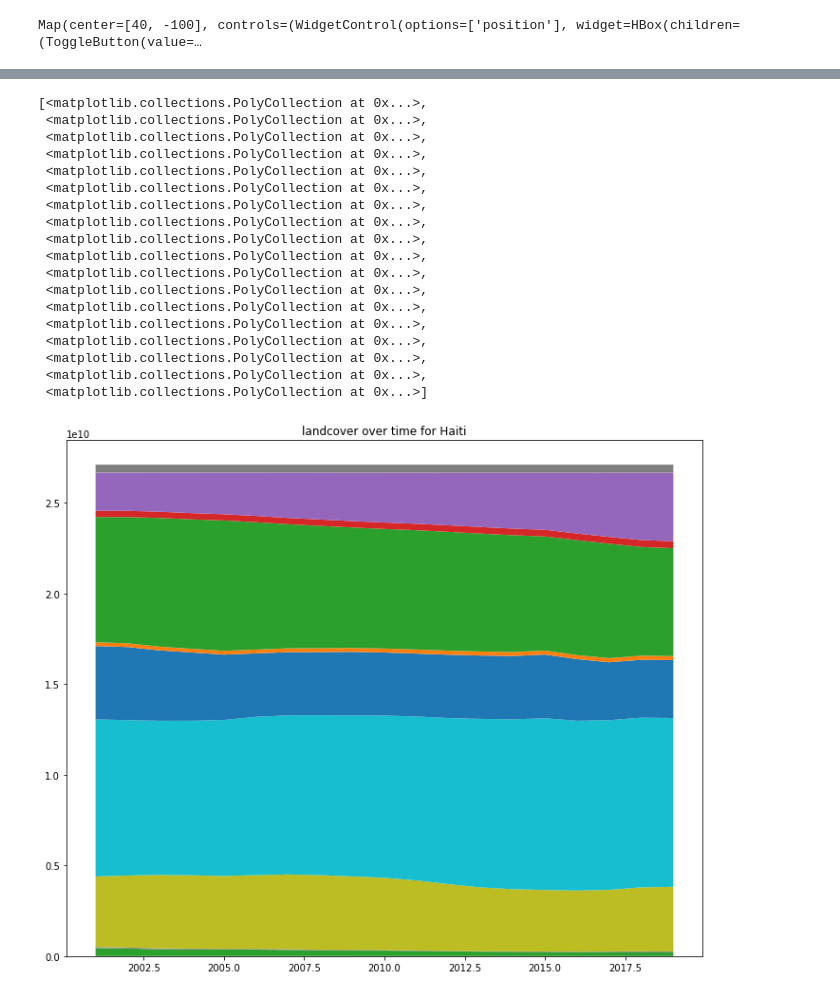
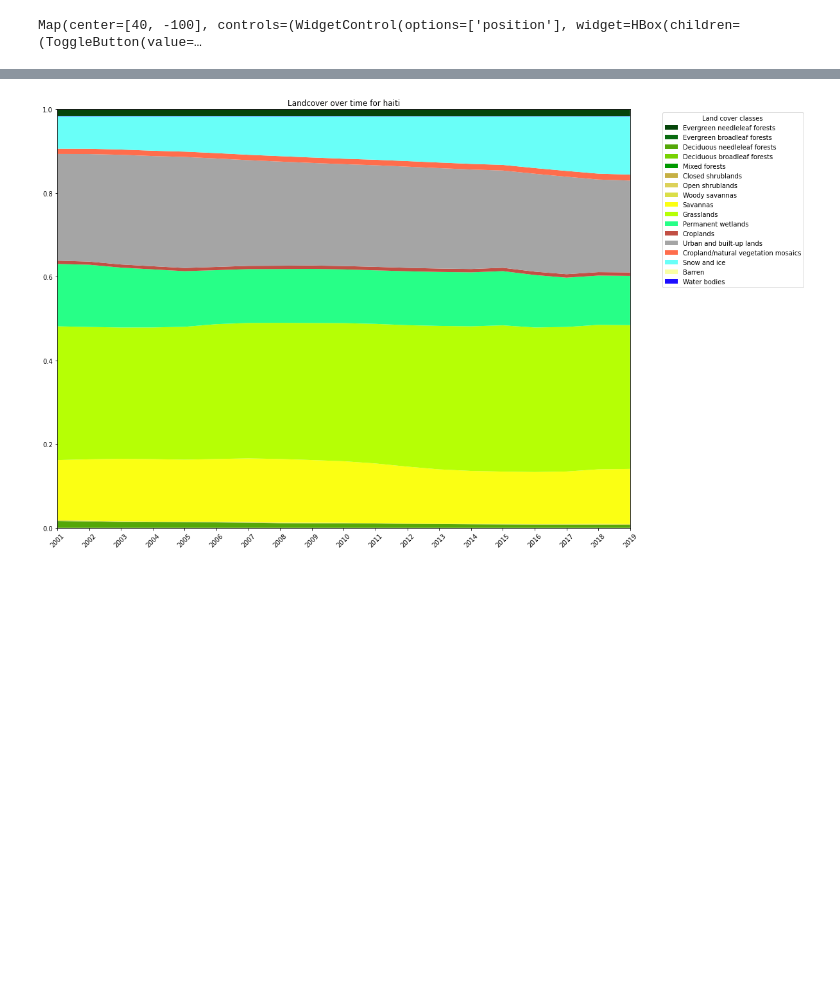
Before and after one commit to eebjwa/SENSE_GEE_TEAM3, a Jupyter notebook: MODIS lc over time stackplot.ipynb, the cells around one changed output, grey strips where cells are left out. Drawn from its saved outputs; the diff is of its cells as text; code cells hidden in the pictures; blank space fills up the shorter version.

```diff
--- a/MODIS lc over time stackplot.ipynb
+++ b/MODIS lc over time stackplot.ipynb
@@ -25,15 +25,16 @@ landcover = ee.ImageCollection('MODIS/006/MCD12Q1') \
   .select('LC_Type1')
 # %%
 #define a colour palette to view landcover data. View all on the map above
+igbpPalette =  [
+    '05450a', '086a10', '54a708', '78d203', '009900', 'c6b044', 'dcd159',
+    'dade48', 'fbff13', 'b6ff05', '27ff87', 'c24f44', 'a5a5a5', 'ff6d4c',
+    '69fff8', 'f9ffa4', '1c0dff'
+]
 
 igbpLandCoverVis = {
   'min': 1.0,
   'max': 17.0,
-  'palette': [
-    '05450a', '086a10', '54a708', '78d203', '009900', 'c6b044', 'dcd159',
-    'dade48', 'fbff13', 'b6ff05', '27ff87', 'c24f44', 'a5a5a5', 'ff6d4c',
-    '69fff8', 'f9ffa4', '1c0dff'
-  ]
+  'palette': igbpPalette
 }
 
 Map.addLayer(landcover, igbpLandCoverVis, 'landcover')
@@ -97,29 +103,28 @@ for i in range(N):
 2017_01_01
 2018_01_01
 2019_01_01
-# %%
-#make a stack plot to show lc over time
-
-plt.figure(figsize=(12,10))
-plt.title('landcover over time for Haiti')
-plt.stackplot(list(range(2001,2001+N)),np.vstack(np.array(data).T))
-# %% [output]
-[<matplotlib.collections.PolyCollection at 0x...>,
- <matplotlib.collections.PolyCollection at 0x...>,
- <matplotlib.collections.PolyCollection at 0x...>,
- <matplotlib.collections.PolyCollection at 0x...>,
- <matplotlib.collections.PolyCollection at 0x...>,
- <matplotlib.collections.PolyCollection at 0x...>,
- <matplotlib.collections.PolyCollection at 0x...>,
- <matplotlib.collections.PolyCollection at 0x...>,
- <matplotlib.collections.PolyCollection at 0x...>,
- <matplotlib.collections.PolyCollection at 0x...>,
- <matplotlib.collections.PolyCollection at 0x...>,
- <matplotlib.collections.PolyCollection at 0x...>,
- <matplotlib.collections.PolyCollection at 0x...>,
- <matplotlib.collections.PolyCollection at 0x...>,
- <matplotlib.collections.PolyCollection at 0x...>,
- <matplotlib.collections.PolyCollection at 0x...>,
- <matplotlib.collections.PolyCollection at 0x...>,
- <matplotlib.collections.PolyCollection at 0x...>]
-[figure, removed]
+# %%
+country = 'haiti'
+
+#make a stack plot to show lc over time
+
+fig, ax = plt.subplots(figsize=(16,12))
+
+ax.set_title(f'Landcover over time for {country}')
+labels = np.array(["Evergreen needleleaf forests", "Evergreen broadleaf forests", "Deciduous needleleaf forests", \
+          "Deciduous broadleaf forests", "Mixed forests", "Closed shrublands", "Open shrublands", "Woody savannas", \
+          "Savannas", "Grasslands", "Permanent wetlands", "Croplands", "Urban and built-up lands", \
+          "Cropland/natural vegetation mosaics", "Snow and ice", "Barren", "Water bodies"])
+lc_data = np.vstack(np.array(data[country]).T)
+
+sort_mask = np.argsort(lc_data[:,0])
+ax.stackplot(np.arange(2001,2001+N), lc_data, labels=labels, colors=np.array(igbpPalette))
+ax.legend(title='Land cover classes', bbox_to_anchor=(1.05, 1), loc='upper left')
+
+ax.set_xticks(list(range(2001,2001+N)))
+plt.xticks(rotation=45)
+plt.xlim(2001,2019); plt.ylim(0,1)
+plt.savefig(f'{country}_full.png')
+plt.show()
+# %% [output]
+[figure, added]
```
Also changed, not shown: parts of 2 cells of this notebook, 1 other file.
